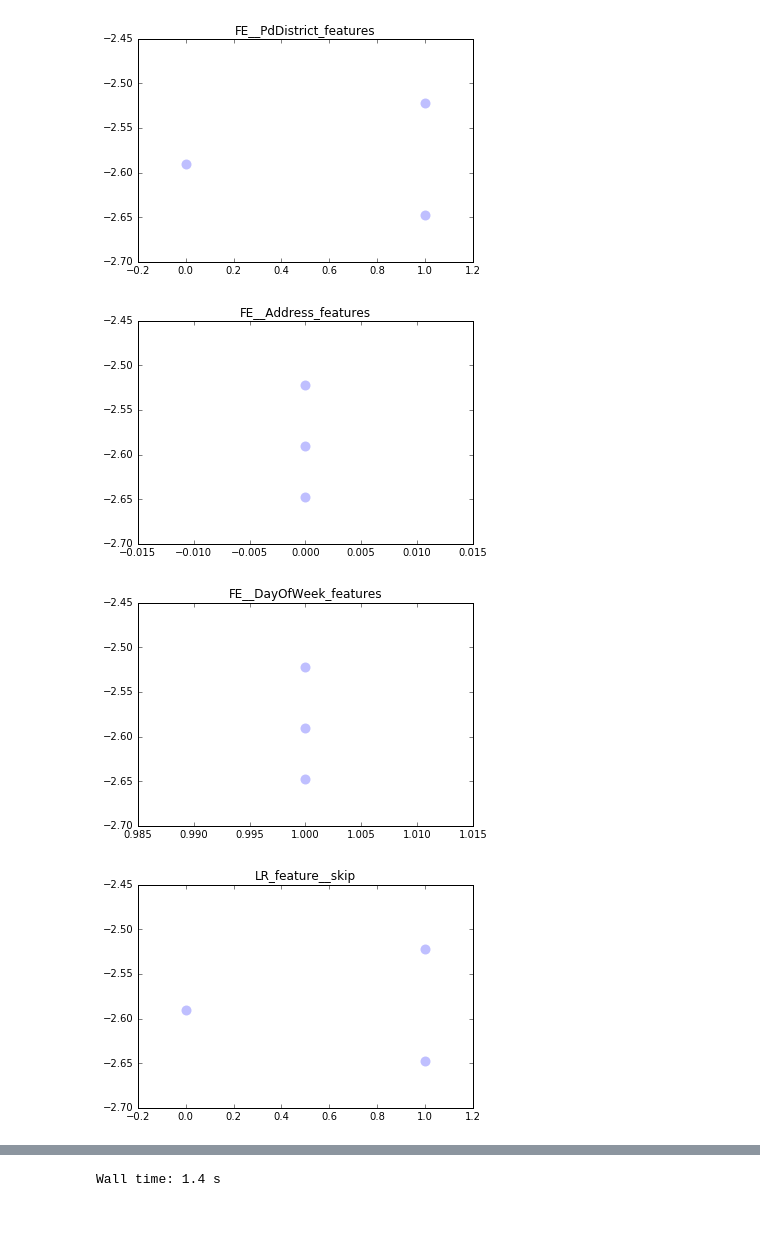
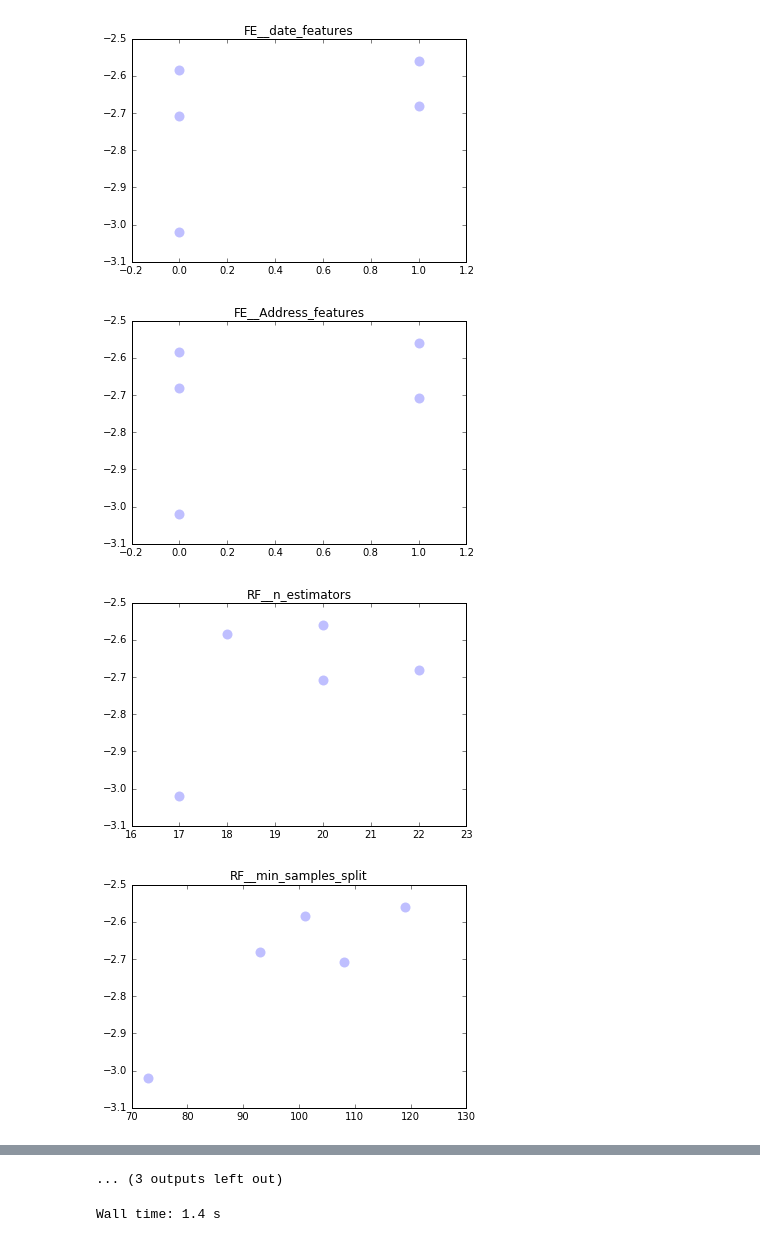
Before and after one commit to j-z0/SF-Crime-Classification, a Jupyter notebook: dev/Jason/Model_exploration_grid.ipynb, the cells around one changed output, grey strips where cells are left out. Saved outputs shown, nothing was run; the diff lists cells and outputs as text; code cells hidden in the pictures.

Commit message:
Finish model transformer

```diff
--- a/dev/Jason/Model_exploration_grid.ipynb
+++ b/dev/Jason/Model_exploration_grid.ipynb
@@ -175,12 +175,15 @@ class PCATransform(BaseEstimator, TransformerMixin):
 
 class ModelBasedFeatures(BaseEstimator, TransformerMixin):
     """
+    Adds a feature to the dataset based on the output of a model.
 
+    Should include in FeatureUnion.
     """
-    def __init__(self, model, feature_name, skip=False):
+    def __init__(self, model, feature_name, skip=False, train_cv=None):
         self.model = model
         self.feature_name = feature_name
         self.skip = skip
+        self.train_cv = train_cv
 
     def _get_random_item(self, items):
         # Currently only handles scipy distributions
@@ -195,6 +198,10 @@ class ModelBasedFeatures(BaseEstimator, TransformerMixin):
         # use cv predictions.
         if isinstance(X, pd.DataFrame):
             self.hashed_value = hash(X.values.data.tobytes())
+        elif isinstance(X, np.ndarray):
+            self.hashed_value = hash(X.data.tobytes())
+        else:
+            print("Can't hash data")
 
         # Get specific model param combo for this iteration
         self.model_params = {key: self._get_random_item(kwargs[key]) for key in kwargs}
@@ -215,19 +222,29 @@ class ModelBasedFeatures(BaseEstimator, TransformerMixin):
         if self.skip:
             return X
 
+        # Is the data being transformed the same as the training data
+        is_train_data = False
+        if isinstance(X, pd.DataFrame) and self.hashed_value == hash(X.values.data.tobytes()):
+            is_train_data = True
+        if isinstance(X, np.ndarray) and self.hashed_value == hash(X.data.tobytes()):
+            is_train_data = True
+
         # If the dataset is the training data, use CV predictions
-        if self.hashed_value == hash(X.values.data.tobytes()):
-            feature = cross_val_predict(clone(self.model), X, self.y)
+        if is_train_data:
+            feature = cross_val_predict(clone(self.model), X, self.y)#, cv=self.train_cv)
 
         # Otherwise, use the model to predict
         else:
             feature = self.model.predict(X)
 
         # Add feature to dataset
-        X[self.feature_name] = feature
+        if isinstance(X, pd.DataFrame):
+            X[self.feature_name] = feature
+        if isinstance(X, np.ndarray):
+            X = np.c_[X, feature]
         return X
 # %%
-percent_of_data_to_use = .05
+percent_of_data_to_use = .02
 
 # Read in training data
 X = pd.read_csv("../../data/train.csv")
@@ -241,7 +258,7 @@ y = X.pop('Category')
 labels = LabelEncoder()
 y = labels.fit_transform(y)
 # %%
-%%time
+# %%time
 
 # This seed is required for each gridsearch to be identical
 np.random.seed(42)
@@ -249,7 +266,7 @@ np.random.seed(42)
 # Define the ML pipe
 pipe = Pipeline([("FE", FeatureEngineering()),
                  ("just_numerics", JustNumerics()),
-#                  ("PCA", PCATransform()),
+                 ("PCA", PCATransform()),
                  ("LR_feature", ModelBasedFeatures(LogisticRegression(), feature_name="LR_feature")),
                  ("RF_feature", ModelBasedFeatures(model=RandomForestClassifier(), feature_name="RF_feature")),
                  ("RF", RandomForestClassifier(n_jobs=-1))])
@@ -261,9 +278,9 @@ params = {"FE__date_features": sp_randint(0, 2),
           "FE__DayOfWeek_features": sp_randint(0, 2),
           "FE__PdDistrict_features": sp_randint(0, 2),
           "FE__Address_features": sp_randint(0, 2),
-#           "PCA__n_components": sp_uniform(PCA_factor, 1-PCA_factor),
-#           "PCA__skip": sp_randint(0, 2),
-#           "PCA__standard_scalar": sp_randint(0, 2),
+          "PCA__n_components": sp_uniform(PCA_factor, 1-PCA_factor),
+          "PCA__skip": sp_randint(0, 2),
+          "PCA__standard_scalar": sp_randint(0, 2),
           "RF_feature__skip": sp_randint(0, 2),
           "LR_feature__skip": sp_randint(0, 2),
           "RF__n_estimators": sp_randint(15, 25),
@@ -277,7 +294,7 @@ fit_params = {"RF_feature__n_estimators": sp_randint(5, 10),
               "RF_feature__max_depth": sp_randint(5, 10),
               "LR_feature__C": sp_expon(0, 100)}
 
-gridsearch = RandomizedSearchCV(pipe, params, fit_params=fit_params, n_iter=3, scoring="log_loss", cv=2)
+gridsearch = RandomizedSearchCV(pipe, params, fit_params=fit_params, n_iter=5, scoring="log_loss", cv=2)
 gridsearch.fit(X, y)
 
 print("Best score:", gridsearch.best_score_, "\n")
@@ -293,4 +310,4 @@ Best score: -2.52165730322
-[figure, old version]
+[figure, new version]
-[figure, old version]
+[figure, new version]
-[figure, old version]
+[figure, new version]
-[figure, old version]
+[figure, new version]
@@ -300,3 +317,4 @@ Best score: -2.52165730322
+... (3 outputs left out)
 # %%
 %%time
 # Read in data to predict and make predictions
```
Also changed, not shown: parts of 1 cell of this notebook.
